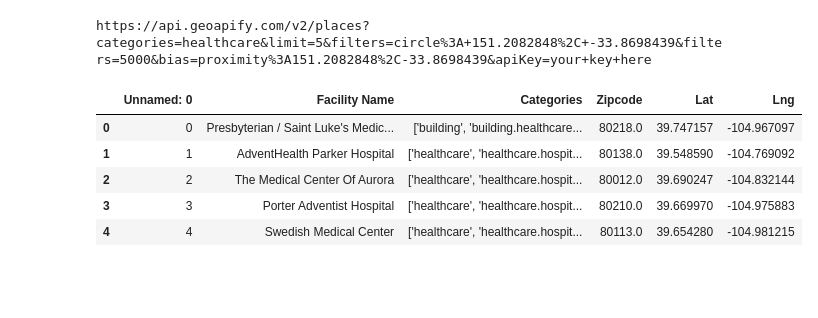
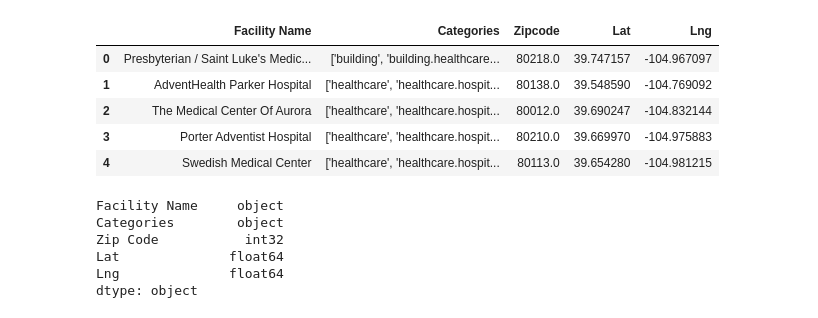
Before and after one commit to lizmartin/project_1_data_viz, a Jupyter notebook: main_project1.ipynb, the cells around one changed output. Drawn from its saved outputs; the diff is of its cells as text; code cells hidden in the pictures; blank space fills up the shorter version.

```diff
--- a/main_project1.ipynb
+++ b/main_project1.ipynb
@@ -133,4 +21,0 @@ results.json()
-# %%
-print(results.url)
-# %% [output]
-https://api.geoapify.com/v2/places?categories=healthcare&limit=5&filters=circle%3A+151.2082848%2C+-33.8698439&filters=5000&bias=proximity%3A151.2082848%2C-33.8698439&apiKey=your+key+here
@@ -137,12 +80,26 @@ https://api.geoapify.com/v2/places?categories=healthcare&limit=5&filters=circle%
 # %%
 file = 'resources/denver_healthcare_data.csv'
 denver_h = pd.read_csv(file)
-denver_df = pd.DataFrame(denver_h)
-denver_df.head()
+denver_h = pd.DataFrame(denver_h)
+denver_h = denver_h.drop(labels= 'Unnamed: 0', axis=1)
+denver_h.head()
 # %% [output]
-|  | Unnamed: 0 | Facility Name | Categories | Zipcode | Lat | Lng |
-| 0 | 0 | Presbyterian / Saint Luke's Medic... | ['building', 'building.healthcare... | 80218.0 | 39.747157 | -104.967097 |
-| 1 | 1 | AdventHealth Parker Hospital | ['healthcare', 'healthcare.hospit... | 80138.0 | 39.548590 | -104.769092 |
-| 2 | 2 | The Medical Center Of Aurora | ['healthcare', 'healthcare.hospit... | 80012.0 | 39.690247 | -104.832144 |
-| 3 | 3 | Porter Adventist Hospital | ['healthcare', 'healthcare.hospit... | 80210.0 | 39.669970 | -104.975883 |
-| 4 | 4 | Swedish Medical Center | ['healthcare', 'healthcare.hospit... | 80113.0 | 39.654280 | -104.981215 |
+|  | Facility Name | Categories | Zipcode | Lat | Lng |
+| 0 | Presbyterian / Saint Luke's Medic... | ['building', 'building.healthcare... | 80218.0 | 39.747157 | -104.967097 |
+| 1 | AdventHealth Parker Hospital | ['healthcare', 'healthcare.hospit... | 80138.0 | 39.548590 | -104.769092 |
+| 2 | The Medical Center Of Aurora | ['healthcare', 'healthcare.hospit... | 80012.0 | 39.690247 | -104.832144 |
+| 3 | Porter Adventist Hospital | ['healthcare', 'healthcare.hospit... | 80210.0 | 39.669970 | -104.975883 |
+| 4 | Swedish Medical Center | ['healthcare', 'healthcare.hospit... | 80113.0 | 39.654280 | -104.981215 |
+# %%
+#cleaning denver_h in preparation to combine it with denver_df
+denver_h = denver_h.dropna()
+denver_h['Zipcode'] = denver_h['Zipcode'].astype(int)
+denver_h.rename(columns= {'Zipcode': 'Zip Code'}, inplace=True)
+denver_h.dtypes
+# %% [output]
+Facility Name     object
+Categories        object
+Zip Code           int32
+Lat              float64
+Lng              float64
+dtype: object
```
Also changed, not shown: parts of 8 cells of this notebook.
